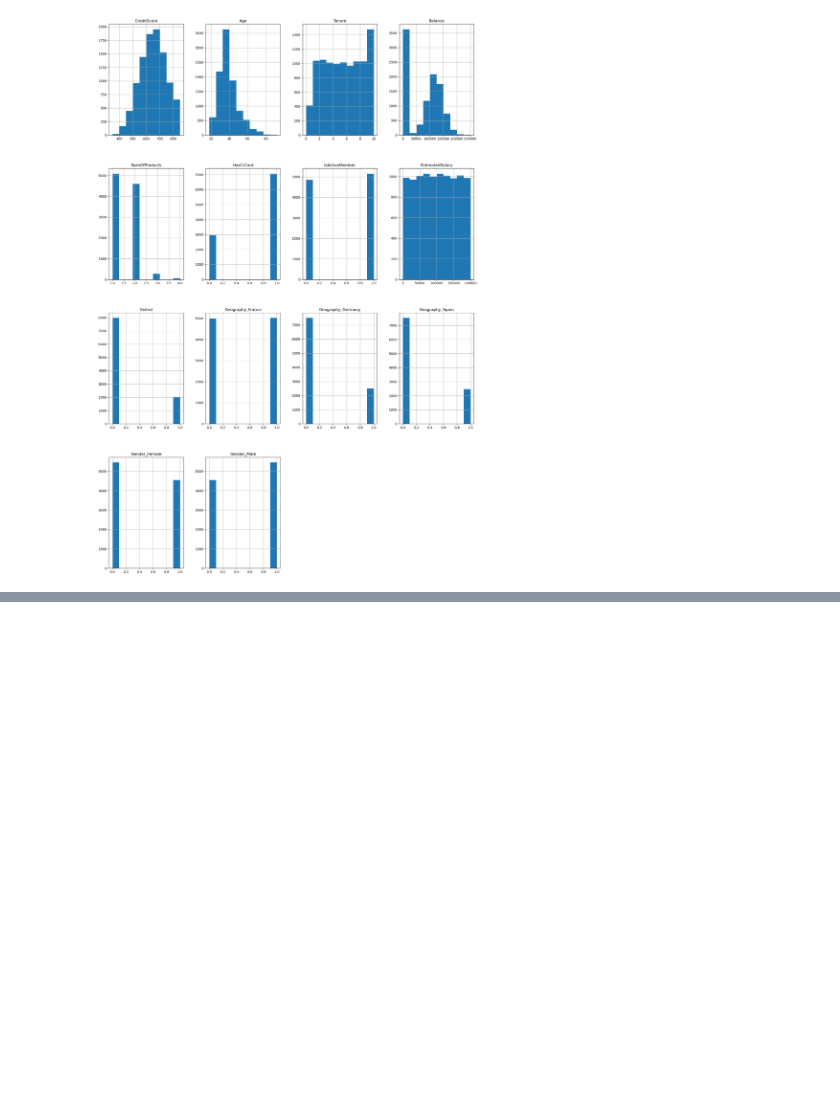
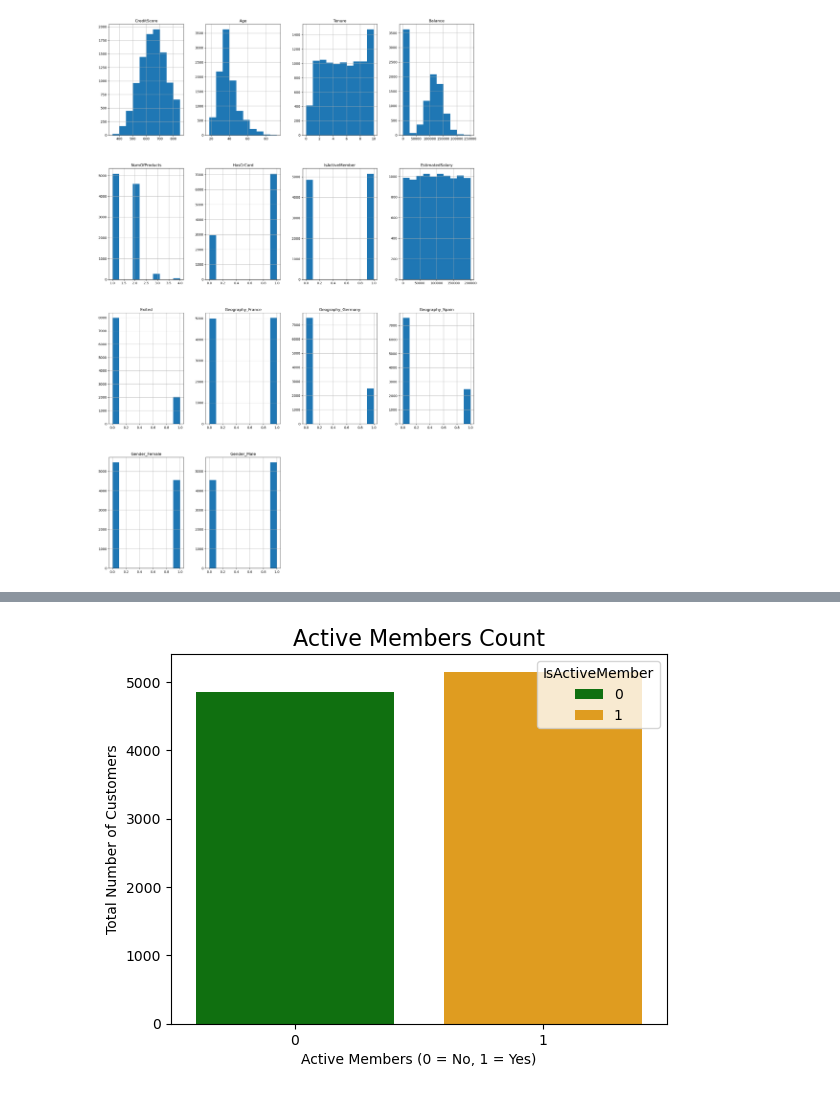
Before and after one commit to marlonmunoz/DeepLearning-ANN-Build-and-Optimize, a Jupyter notebook: ANN_project.ipynb, the cells around one changed output, grey strips where cells are left out. Saved outputs shown, nothing was run; the diff lists cells and outputs as text; code cells hidden in the pictures; blank space fills up the shorter version.

```diff
--- a/ANN_project.ipynb
+++ b/ANN_project.ipynb
@@ -154,0 +163,8 @@ plt.show()
+# %%
+sns.countplot(x='IsActiveMember', data=db2, hue='IsActiveMember', palette=['green', 'orange'])
+plt.ylabel("Total Number of Customers")
+plt.xlabel("Active Members (0 = No, 1 = Yes)")
+plt.title("Active Members Count", fontsize=16)
+plt.show()
+# %% [output]
+[figure, added]
```
Also changed, not shown: parts of 3 cells of this notebook.
